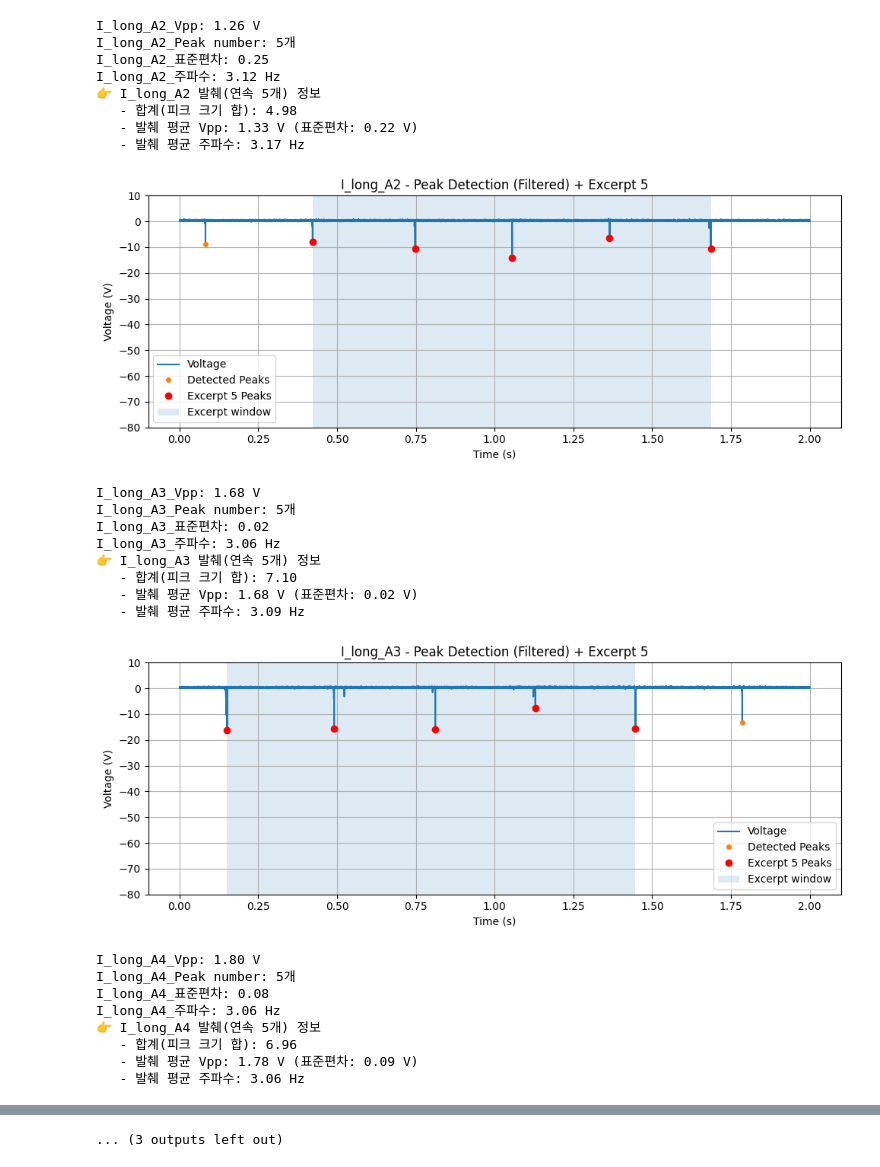
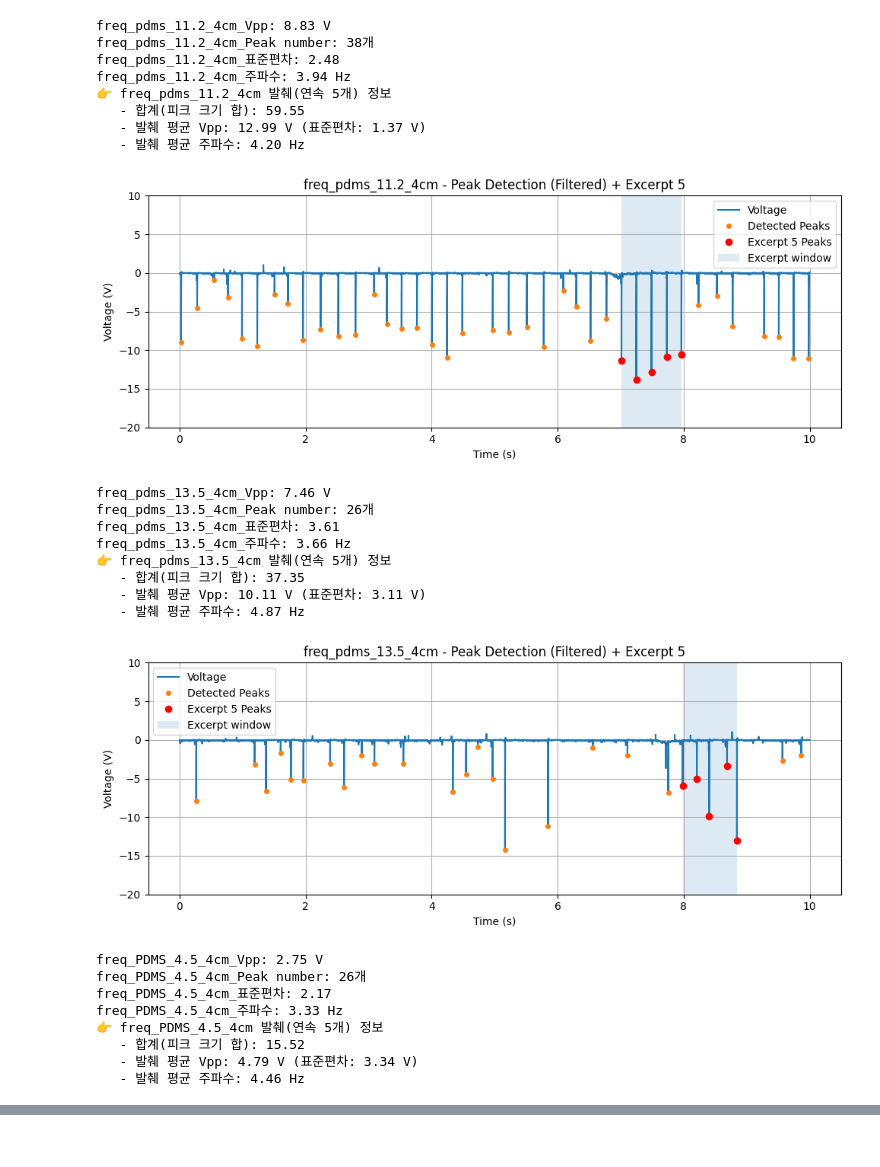
Before and after one commit to Gibeom-Lee/GB_practicing, a Jupyter notebook: data_processing/Vpp finder-partial.ipynb, the cells around one changed output, grey strips where cells are left out. Saved outputs shown, nothing was run; the diff lists cells and outputs as text; code cells hidden in the pictures.

```diff
--- a/data_processing/Vpp finder-partial.ipynb
+++ b/data_processing/Vpp finder-partial.ipynb
@@ -9,18 +9,18 @@ import matplotlib.pyplot as plt
 from scipy.signal import find_peaks
 # %%
 # 폴더 경로
-folder_path = r"C:\Users\user\Desktop\Drive파일\HI Lab\0. Projects\0. On going\2. Aloe inspired DEG\0. 실험자료\4. Data measurement\250904_다 찍기\csv파일\전류\minimized_Aloe거리별"
+folder_path = r"C:\Users\user\Desktop\Drive파일\HI Lab\0. Projects\0. On going\2. Aloe inspired DEG\0. 실험자료\4. Data measurement\250904_다 찍기\csv파일\Frequency\Pristine A-DEG"
 
 # 사용자 설정값
 prominence_ratio = 0.3   # 표준편차(std) * 비율로 prominence 기준 설정
 min_prominence   = 0.1   # prominence 하한
 min_distance_sec = 0.15  # 인접 피크 최소 간격(초)
 snr_threshold    = 1     # SNR 기준
-min_relative_height = 0.1  # 전체 최대 진폭 대비 최소 비율
+min_relative_height = 0.05  # 전체 최대 진폭 대비 최소 비율
 window_peaks = 5         # <<<< 연속 피크 개수(요청: 5개) # 이 코드의 핵심이죠?
 
 # 그래프 Y축
-y_range = (-80, 10)
+y_range = (-20, 10)
 # %%
 csv_files = [f for f in os.listdir(folder_path) if f.endswith('.csv')]
 all_vpp_values = []
@@ -136,8 +136,7 @@ for file_name in csv_files:
             excerpt_mean_vpp_list.append(excerpt_mean_vpp)
             excerpt_std_vpp_list.append(excerpt_std_vpp)
             excerpt_mean_freq_list.append(excerpt_mean_freq)
-            #이기범이 싸지른 똥
-            voltage = 10*voltage
+
 
             # ====== 그래프: 전체 + 발췌구간 강조 ======
             plt.figure(figsize=(10, 4))
@@ -168,56 +167,56 @@ for file_name in csv_files:
             plt.title(f"{base_name} - Peak Detection (Filtered) (not enough peaks for excerpt)")
             plt.xlabel("Time (s)")
             plt.ylabel("Voltage (V)")
             plt.ylim(y_range)
             plt.grid(True)
             plt.legend()
             plt.tight_layout()
             plt.show()
 
     except Exception as e:
         print(f"{file_name} 처리 중 오류 발생: {e}")
 
 # -------------------------------
 # 전체 요약 출력
 print("\n==============================")
 print(f"🎯 모든 파일 발췌 결과 요약 (연속 {window_peaks}개 피크 기준)")
 for i in range(len(excerpt_mean_vpp_list)):
     print(f"{csv_files[i]} | Vpp: {excerpt_mean_vpp_list[i]:.2f} V | "
           f"표준편차: {excerpt_std_vpp_list[i]:.2f} V | "
           f"주파수: {excerpt_mean_freq_list[i]:.2f} Hz")
 
 # 전체 평균 요약
 if excerpt_mean_vpp_list:
     print("\n==============================")
     print(f"📊 발췌 구간 전체 평균 Vpp: {np.mean(excerpt_mean_vpp_list):.2f} V")
     print(f"📉 발췌 구간 표준편차(Vpp): {np.std(excerpt_mean_vpp_list, ddof=1) if len(excerpt_mean_vpp_list) > 1 else 0.0:.2f} V")
     print(f"🎵 발췌 구간 평균 주파수: {np.mean(excerpt_mean_freq_list):.2f} Hz")
 else:
     print("📭 Vpp 데이터를 계산할 수 없습니다.")
 # %% [output]
-I_long_A2_Vpp: 1.26 V
-I_long_A2_Peak number: 5개
-I_long_A2_표준편차: 0.25
-I_long_A2_주파수: 3.12 Hz
-👉 I_long_A2 발췌(연속 5개) 정보
-   - 합계(피크 크기 합): 4.98
-   - 발췌 평균 Vpp: 1.33 V (표준편차: 0.22 V)
-   - 발췌 평균 주파수: 3.17 Hz
+freq_pdms_11.2_4cm_Vpp: 8.83 V
+freq_pdms_11.2_4cm_Peak number: 38개
+freq_pdms_11.2_4cm_표준편차: 2.48
+freq_pdms_11.2_4cm_주파수: 3.94 Hz
+👉 freq_pdms_11.2_4cm 발췌(연속 5개) 정보
+   - 합계(피크 크기 합): 59.55
+   - 발췌 평균 Vpp: 12.99 V (표준편차: 1.37 V)
+   - 발췌 평균 주파수: 4.20 Hz
-[figure, old version]
+[figure, new version]
-I_long_A3_Vpp: 1.68 V
-I_long_A3_Peak number: 5개
-I_long_A3_표준편차: 0.02
-I_long_A3_주파수: 3.06 Hz
-👉 I_long_A3 발췌(연속 5개) 정보
-   - 합계(피크 크기 합): 7.10
-   - 발췌 평균 Vpp: 1.68 V (표준편차: 0.02 V)
-   - 발췌 평균 주파수: 3.09 Hz
+freq_pdms_13.5_4cm_Vpp: 7.46 V
+freq_pdms_13.5_4cm_Peak number: 26개
+freq_pdms_13.5_4cm_표준편차: 3.61
+freq_pdms_13.5_4cm_주파수: 3.66 Hz
+👉 freq_pdms_13.5_4cm 발췌(연속 5개) 정보
+   - 합계(피크 크기 합): 37.35
+   - 발췌 평균 Vpp: 10.11 V (표준편차: 3.11 V)
+   - 발췌 평균 주파수: 4.87 Hz
-[figure, old version]
+[figure, new version]
-I_long_A4_Vpp: 1.80 V
-I_long_A4_Peak number: 5개
-I_long_A4_표준편차: 0.08
-I_long_A4_주파수: 3.06 Hz
-👉 I_long_A4 발췌(연속 5개) 정보
-   - 합계(피크 크기 합): 6.96
-   - 발췌 평균 Vpp: 1.78 V (표준편차: 0.09 V)
-   - 발췌 평균 주파수: 3.06 Hz
+freq_PDMS_4.5_4cm_Vpp: 2.75 V
+freq_PDMS_4.5_4cm_Peak number: 26개
+freq_PDMS_4.5_4cm_표준편차: 2.17
+freq_PDMS_4.5_4cm_주파수: 3.33 Hz
+👉 freq_PDMS_4.5_4cm 발췌(연속 5개) 정보
+   - 합계(피크 크기 합): 15.52
+   - 발췌 평균 Vpp: 4.79 V (표준편차: 3.34 V)
+   - 발췌 평균 주파수: 4.46 Hz
@@ -252 +253,0 @@ I_long_A7_주파수: 2.94 Hz
-... (3 outputs left out)
```
Also changed, not shown: parts of 1 cell of this notebook, 1 other file.
